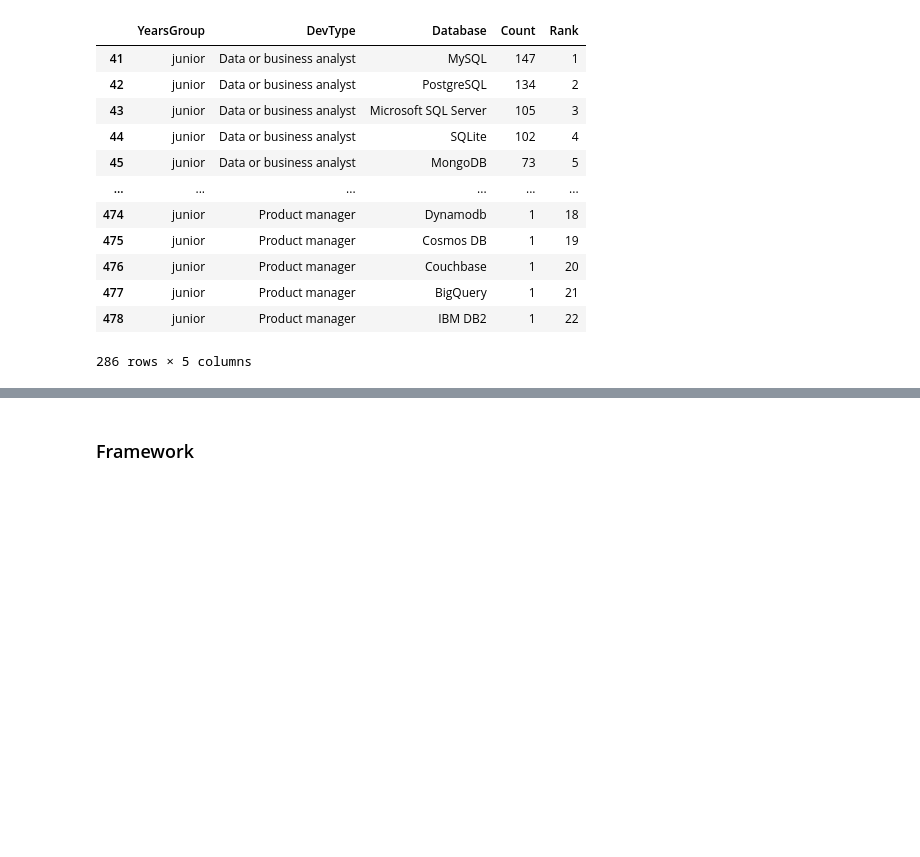
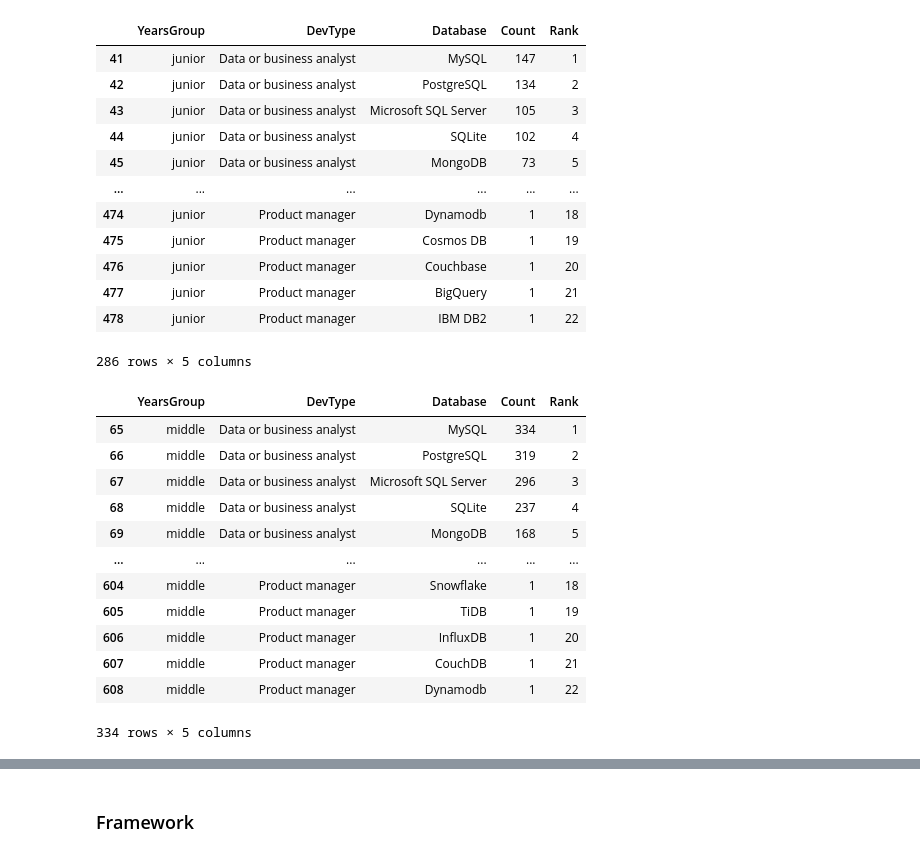
Before and after one commit to so3659/To-Be-Developers, a Jupyter notebook: data-processing/merge.ipynb, the cells around one changed output, grey strips where cells are left out. Saved outputs shown, nothing was run; the diff lists cells and outputs as text; code cells hidden in the pictures; blank space fills up the shorter version.

```diff
--- a/data-processing/merge.ipynb
+++ b/data-processing/merge.ipynb
@@ -195,3 +253,13 @@ junior_Developer_full_stack_df=pd.read_csv('../created_csv/junior/junior_Develop
 junior_Developer_mobile_df=pd.read_csv('../created_csv/junior/junior_Developer-mobile_db_percentages_df.csv')
 junior_DevOps_specialist_df=pd.read_csv('../created_csv/junior/junior_DevOps-specialist_db_percentages_df.csv')
 junior_UX_UI_Designer_df=pd.read_csv('../created_csv/junior/junior_UX-UI-Designer_db_percentages_df.csv')
+# %%
+middle_data_business_analyst_df=pd.read_csv('../created_csv/middle/middle_Data-or-business-analyst_db_percentages_df.csv')
+middle_database_administrator_df=pd.read_csv('../created_csv/middle/middle_Database-administrator_db_percentages_df.csv')
+middle_developer_advocate_df=pd.read_csv('../created_csv/middle/middle_Developer-Advocate_db_percentages_df.csv')
+middle_Developer_back_end_df=pd.read_csv('../created_csv/middle/middle_Developer-back-end_db_percentages_df.csv')
+middle_Developer_front_end_df=pd.read_csv('../created_csv/middle/middle_Developer-front-end_db_percentages_df.csv')
+middle_Developer_full_stack_df=pd.read_csv('../created_csv/middle/middle_Developer-full-stack_db_percentages_df.csv')
+middle_Developer_mobile_df=pd.read_csv('../created_csv/middle/middle_Developer-mobile_db_percentages_df.csv')
+middle_DevOps_specialist_df=pd.read_csv('../created_csv/middle/middle_DevOps-specialist_db_percentages_df.csv')
+middle_UX_UI_Designer_df=pd.read_csv('../created_csv/middle/middle_UX-UI-Designer_db_percentages_df.csv')
@@ -219,3 +297,27 @@ update_counts(junior_filtered_devtype_database_df, junior_UX_UI_Designer_df, 'Da
 | 477 | junior | Product manager | BigQuery | 1 | 21 |
 | 478 | junior | Product manager | IBM DB2 | 1 | 22 |
 286 rows × 5 columns
+# %%
+update_counts(middle_filtered_devtype_database_df, middle_data_business_analyst_df, 'Database', 'db', 'Data or business analyst', 'Count')
+update_counts(middle_filtered_devtype_database_df, middle_database_administrator_df, 'Database', 'db', 'Database administrator', 'Count')
+update_counts(middle_filtered_devtype_database_df, middle_developer_advocate_df, 'Database', 'db', 'Developer Advocate', 'Count')
+update_counts(middle_filtered_devtype_database_df, middle_Developer_back_end_df, 'Database', 'db', 'Developer, back-end', 'Count')
+update_counts(middle_filtered_devtype_database_df, middle_Developer_front_end_df, 'Database', 'db', 'Developer, front-end', 'Count')
+update_counts(middle_filtered_devtype_database_df, middle_Developer_full_stack_df, 'Database', 'db', 'Developer, full-stack', 'Count')
+update_counts(middle_filtered_devtype_database_df, middle_Developer_mobile_df, 'Database', 'db', 'Developer, mobile', 'Count')
+update_counts(middle_filtered_devtype_database_df, middle_DevOps_specialist_df, 'Database', 'db', 'DevOps specialist', 'Count')
+update_counts(middle_filtered_devtype_database_df, middle_UX_UI_Designer_df, 'Database', 'db', 'UX / UI Designer', 'Count')
+# %% [output]
+|  | YearsGroup | DevType | Database | Count | Rank |
+| 65 | middle | Data or business analyst | MySQL | 334 | 1 |
+| 66 | middle | Data or business analyst | PostgreSQL | 319 | 2 |
+| 67 | middle | Data or business analyst | Microsoft SQL Server | 296 | 3 |
+| 68 | middle | Data or business analyst | SQLite | 237 | 4 |
+| 69 | middle | Data or business analyst | MongoDB | 168 | 5 |
+| ... | ... | ... | ... | ... | ... |
+| 604 | middle | Product manager | Snowflake | 1 | 18 |
+| 605 | middle | Product manager | TiDB | 1 | 19 |
+| 606 | middle | Product manager | InfluxDB | 1 | 20 |
+| 607 | middle | Product manager | CouchDB | 1 | 21 |
+| 608 | middle | Product manager | Dynamodb | 1 | 22 |
+334 rows × 5 columns
```
Also changed, not shown: parts of 39 cells of this notebook.
